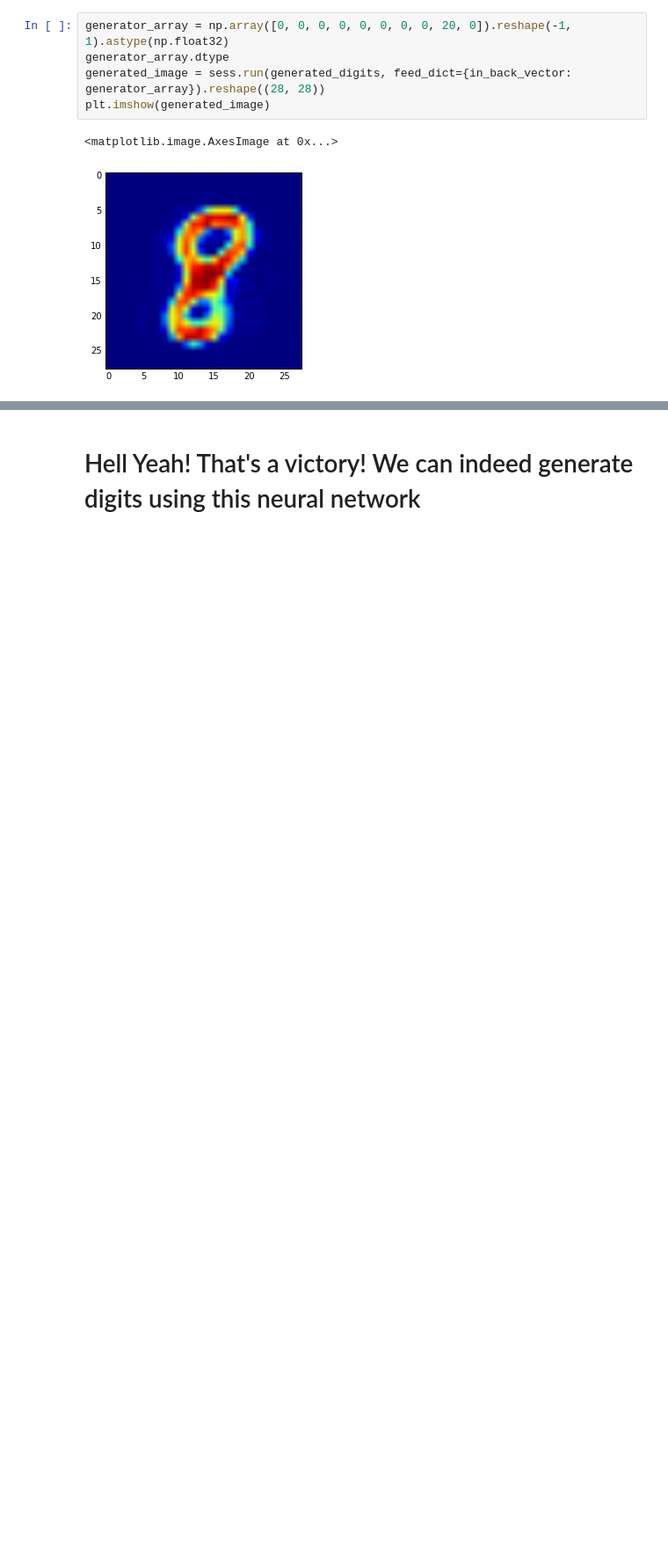
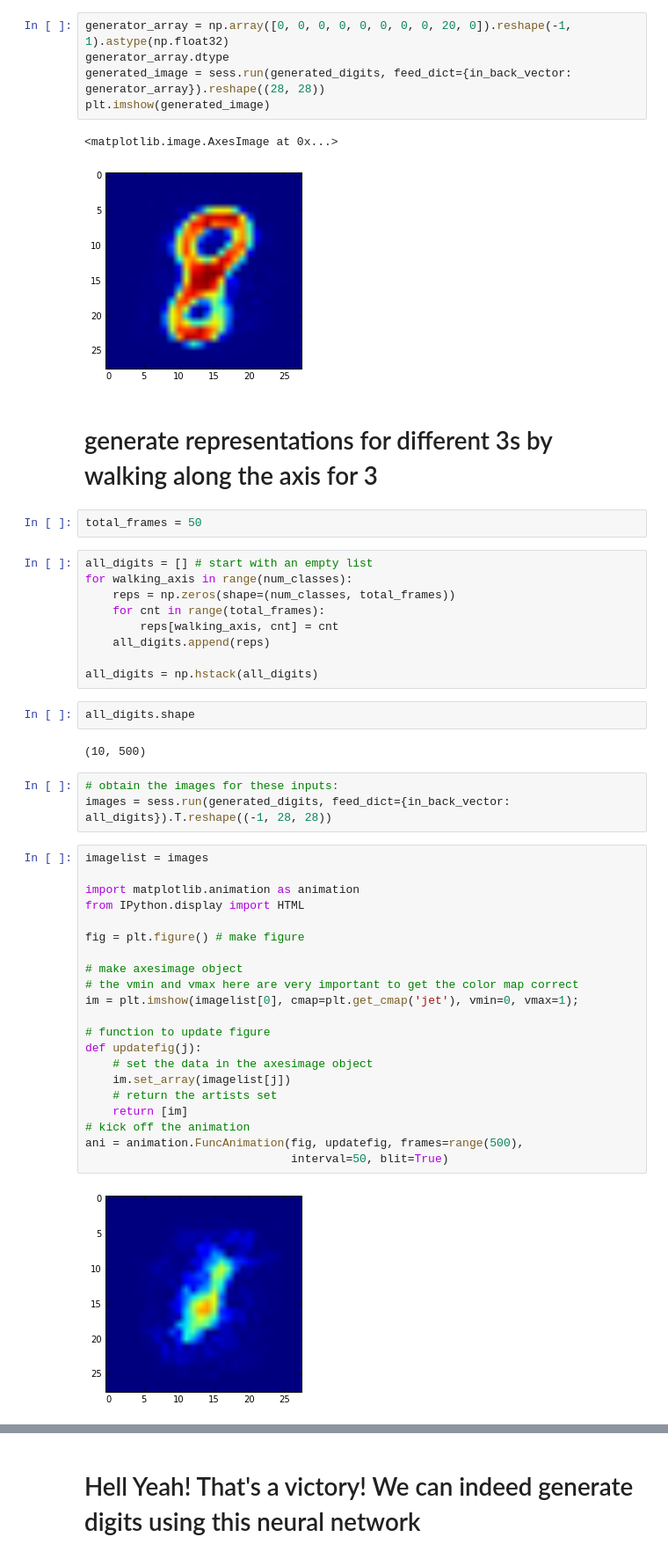
Before and after one commit to akanimax/my-deity, a Jupyter notebook: Scripts/IDEA_1/COMPRESSION_CUM_CLASSIFICATION_v_2.ipynb, the cells around one changed output, grey strips where cells are left out. Shown at 88% size. Cells and saved outputs as stored; diff of their text form; blank space fills up the shorter version.

Commit message:
Animation added for showing how the representations have been learned along the axes

```diff
--- a/Scripts/IDEA_1/COMPRESSION_CUM_CLASSIFICATION_v_2.ipynb
+++ b/Scripts/IDEA_1/COMPRESSION_CUM_CLASSIFICATION_v_2.ipynb
@@ -522,3 +464,46 @@ plt.imshow(generated_image)
 # %% [output]
 <matplotlib.image.AxesImage at 0x...>
 [figure]
+# %% [markdown]
+# generate representations for different 3s by walking along the axis for 3
+# %%
+total_frames = 50
+# %%
+all_digits = [] # start with an empty list
+for walking_axis in range(num_classes):
+    reps = np.zeros(shape=(num_classes, total_frames))
+    for cnt in range(total_frames):
+        reps[walking_axis, cnt] = cnt
+    all_digits.append(reps)
+
+all_digits = np.hstack(all_digits)
+# %%
+all_digits.shape
+# %% [output]
+(10, 500)
+# %%
+# obtain the images for these inputs:
+images = sess.run(generated_digits, feed_dict={in_back_vector: all_digits}).T.reshape((-1, 28, 28))
+# %%
+imagelist = images
+
+import matplotlib.animation as animation
+from IPython.display import HTML
+
+fig = plt.figure() # make figure
+
+# make axesimage object
+# the vmin and vmax here are very important to get the color map correct
+im = plt.imshow(imagelist[0], cmap=plt.get_cmap('jet'), vmin=0, vmax=1);
+
+# function to update figure
+def updatefig(j):
+    # set the data in the axesimage object
+    im.set_array(imagelist[j])
+    # return the artists set
+    return [im]
+# kick off the animation
+ani = animation.FuncAnimation(fig, updatefig, frames=range(500),
+                              interval=50, blit=True)
+# %% [output]
+[figure, added]
```
Also changed, not shown: parts of 14 cells of this notebook.
